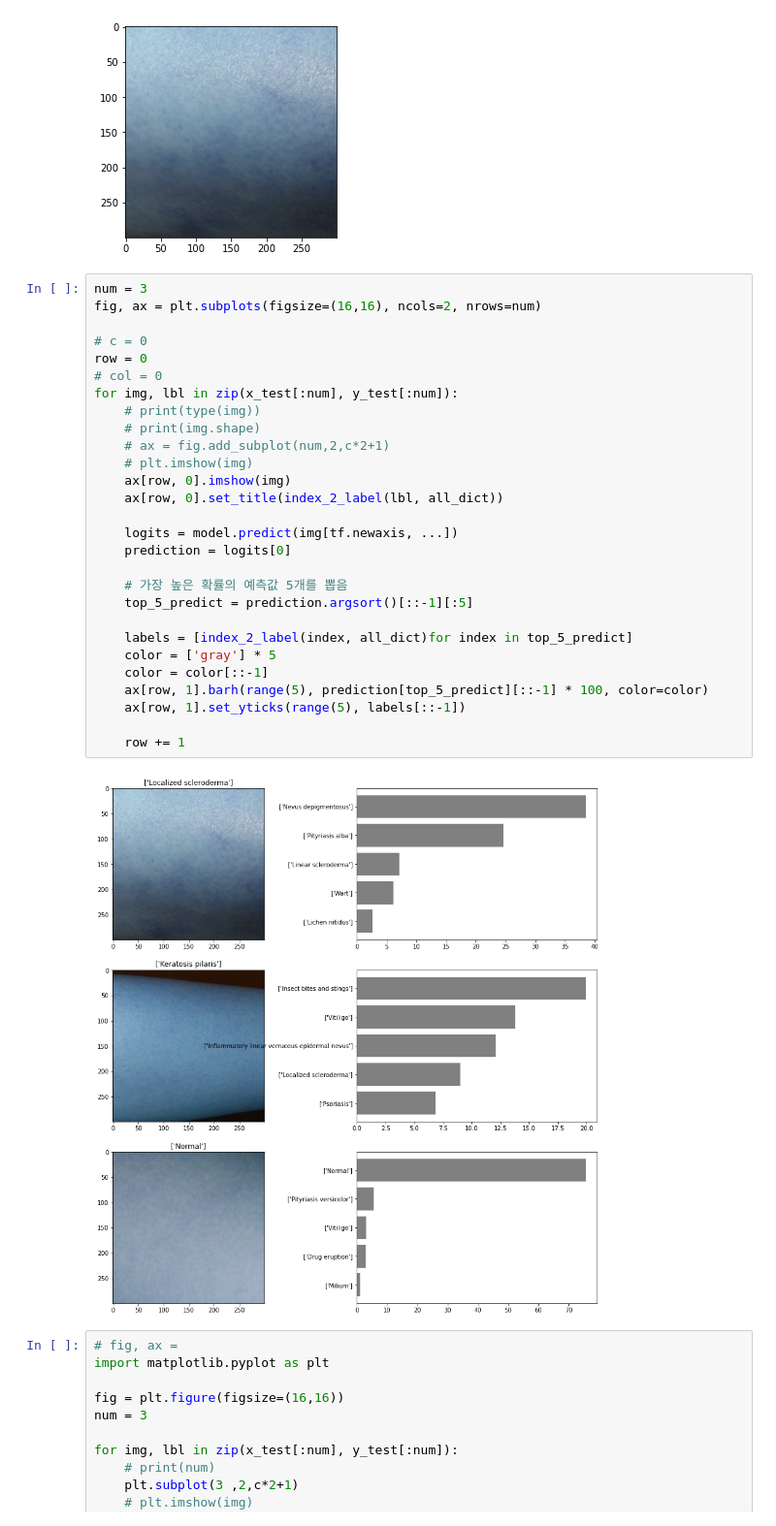
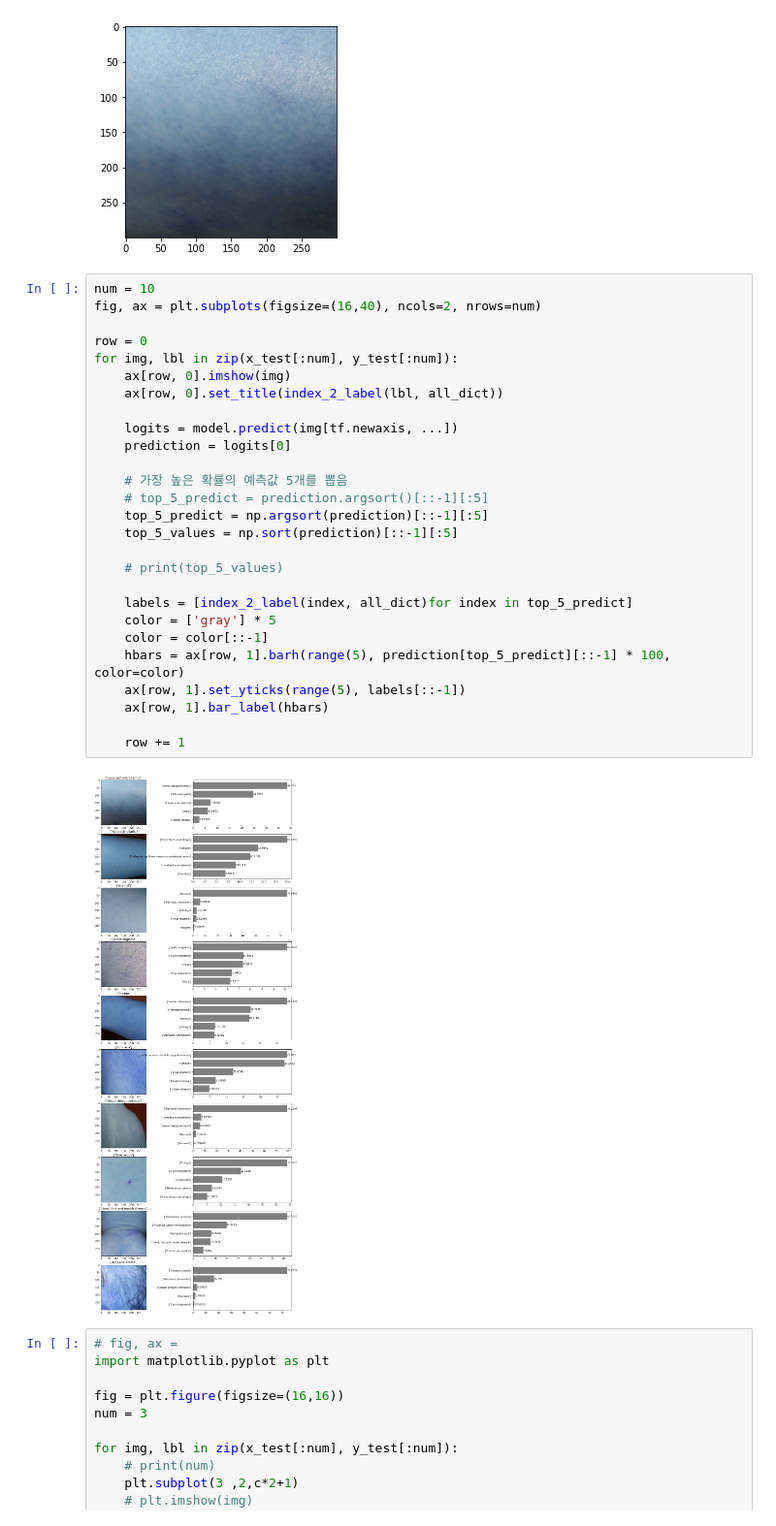
Before and after one commit to SeHwanYoo/child_skin_classification, a Jupyter notebook: rank.ipynb, the cells around one changed output. Shown at 97% size. Drawn from its saved outputs; the diff is of its cells as text.

```diff
--- a/rank.ipynb
+++ b/rank.ipynb
@@ -321,35 +325,34 @@ type(x_test[0])
 numpy.ndarray
 [figure]
 # %%
-num = 3
-fig, ax = plt.subplots(figsize=(16,16), ncols=2, nrows=num)
+num = 10
+fig, ax = plt.subplots(figsize=(16,40), ncols=2, nrows=num)
 
-# c = 0
 row = 0
-# col = 0
 for img, lbl in zip(x_test[:num], y_test[:num]):
-    # print(type(img))
-    # print(img.shape)
-    # ax = fig.add_subplot(num,2,c*2+1)
-    # plt.imshow(img)
     ax[row, 0].imshow(img)
     ax[row, 0].set_title(index_2_label(lbl, all_dict))
 
     logits = model.predict(img[tf.newaxis, ...])
     prediction = logits[0]
 
     # 가장 높은 확률의 예측값 5개를 뽑음
-    top_5_predict = prediction.argsort()[::-1][:5]
+    # top_5_predict = prediction.argsort()[::-1][:5]
+    top_5_predict = np.argsort(prediction)[::-1][:5]
+    top_5_values = np.sort(prediction)[::-1][:5]
+
+    # print(top_5_values)
 
     labels = [index_2_label(index, all_dict)for index in top_5_predict]
     color = ['gray'] * 5
     color = color[::-1]
-    ax[row, 1].barh(range(5), prediction[top_5_predict][::-1] * 100, color=color)
+    hbars = ax[row, 1].barh(range(5), prediction[top_5_predict][::-1] * 100, color=color)
     ax[row, 1].set_yticks(range(5), labels[::-1])
+    ax[row, 1].bar_label(hbars)
 
     row += 1
 # %% [output]
-[figure, old version]
+[figure, new version]
 # %%
 # fig, ax =
 import matplotlib.pyplot as plt
```
Also changed, not shown: parts of 1 cell of this notebook.
